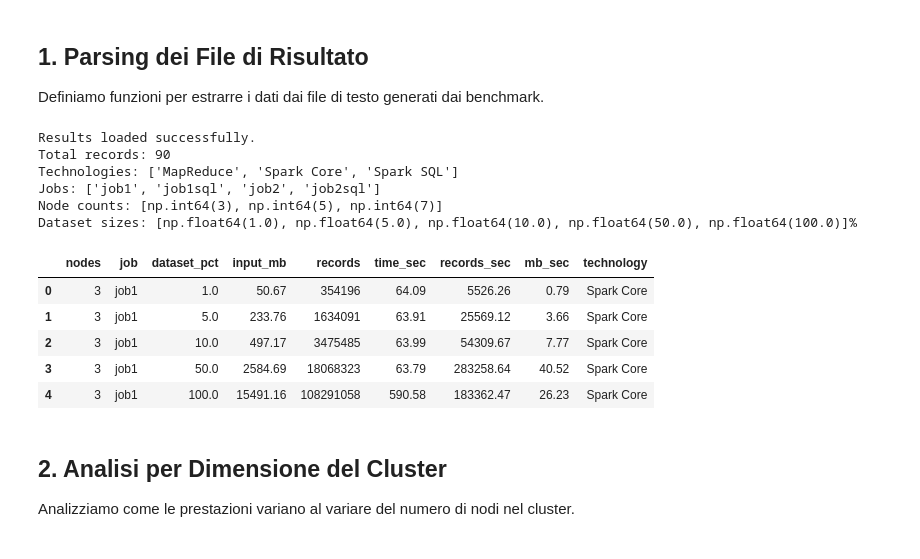
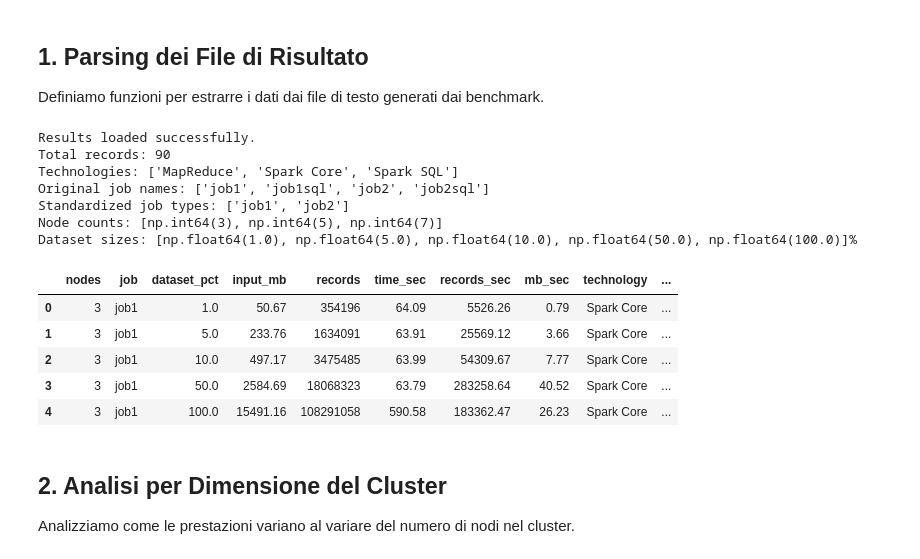
Before and after one commit to lukebo01/used-cars-big-data-analysis, a Jupyter notebook: notebooks/results_analysis_AWS.ipynb, the cells around one changed output. Drawn from its saved outputs; the diff is of its cells as text; code cells hidden in the pictures.

```diff
--- a/notebooks/results_analysis_AWS.ipynb
+++ b/notebooks/results_analysis_AWS.ipynb
@@ -79,43 +79,50 @@ def parse_benchmark_file(file_path, technology):
                 except (ValueError, IndexError):
                     pass  # Skip malformed rows
 
         i += 1
 
     return pd.DataFrame(results)
 
 # Parse each results file
 spark_core_df = parse_benchmark_file(spark_core_file, "Spark Core")
 spark_sql_df = parse_benchmark_file(spark_sql_file, "Spark SQL")
 mapreduce_df = parse_benchmark_file(mapreduce_file, "MapReduce")
 
 # Combine all results into a single dataframe
 all_results = pd.concat([spark_core_df, spark_sql_df, mapreduce_df], ignore_index=True)
 
-# Clean up job names for consistency
-all_results['job'] = all_results['job'].str.replace('_spark', '').str.replace('_sparksql', '')
+# Clean up job names for consistency - modify this to properly normalize all job names
+all_results['job'] = all_results['job'].str.replace('_spark', '')
+all_results['job'] = all_results['job'].str.replace('_sparksql', '')
+all_results['job_original'] = all_results['job']  # Keep original for reference
+
+# Now standardize job names for consistent grouping
+all_results['job_type'] = all_results['job'].str.replace('sql', '')
 
 # Display basic information about the loaded data
 print("Results loaded successfully.")
 print(f"Total records: {len(all_results)}")
 print(f"Technologies: {sorted(all_results['technology'].unique())}")
-print(f"Jobs: {sorted(all_results['job'].unique())}")
+print(f"Original job names: {sorted(all_results['job'].unique())}")
+print(f"Standardized job types: {sorted(all_results['job_type'].unique())}")
 print(f"Node counts: {sorted(all_results['nodes'].unique())}")
 print(f"Dataset sizes: {sorted(all_results['dataset_pct'].unique())}%")
 
 all_results.head()
 # %% [output]
 Results loaded successfully.
 Total records: 90
 Technologies: ['MapReduce', 'Spark Core', 'Spark SQL']
-Jobs: ['job1', 'job1sql', 'job2', 'job2sql']
+Original job names: ['job1', 'job1sql', 'job2', 'job2sql']
+Standardized job types: ['job1', 'job2']
 Node counts: [np.int64(3), np.int64(5), np.int64(7)]
 Dataset sizes: [np.float64(1.0), np.float64(5.0), np.float64(10.0), np.float64(50.0), np.float64(100.0)]%
-|  | nodes | job | dataset_pct | input_mb | records | time_sec | records_sec | mb_sec | technology |
-| 0 | 3 | job1 | 1.0 | 50.67 | 354196 | 64.09 | 5526.26 | 0.79 | Spark Core |
-| 1 | 3 | job1 | 5.0 | 233.76 | 1634091 | 63.91 | 25569.12 | 3.66 | Spark Core |
-| 2 | 3 | job1 | 10.0 | 497.17 | 3475485 | 63.99 | 54309.67 | 7.77 | Spark Core |
-| 3 | 3 | job1 | 50.0 | 2584.69 | 18068323 | 63.79 | 283258.64 | 40.52 | Spark Core |
-| 4 | 3 | job1 | 100.0 | 15491.16 | 108291058 | 590.58 | 183362.47 | 26.23 | Spark Core |
+|  | nodes | job | dataset_pct | input_mb | records | time_sec | records_sec | mb_sec | technology | ... |
+| 0 | 3 | job1 | 1.0 | 50.67 | 354196 | 64.09 | 5526.26 | 0.79 | Spark Core | ... |
+| 1 | 3 | job1 | 5.0 | 233.76 | 1634091 | 63.91 | 25569.12 | 3.66 | Spark Core | ... |
+| 2 | 3 | job1 | 10.0 | 497.17 | 3475485 | 63.99 | 54309.67 | 7.77 | Spark Core | ... |
+| 3 | 3 | job1 | 50.0 | 2584.69 | 18068323 | 63.79 | 283258.64 | 40.52 | Spark Core | ... |
+| 4 | 3 | job1 | 100.0 | 15491.16 | 108291058 | 590.58 | 183362.47 | 26.23 | Spark Core | ... |
 # %% [markdown]
 ## 2. Analisi per Dimensione del Cluster
 
```
Also changed, not shown: parts of 5 cells of this notebook.
